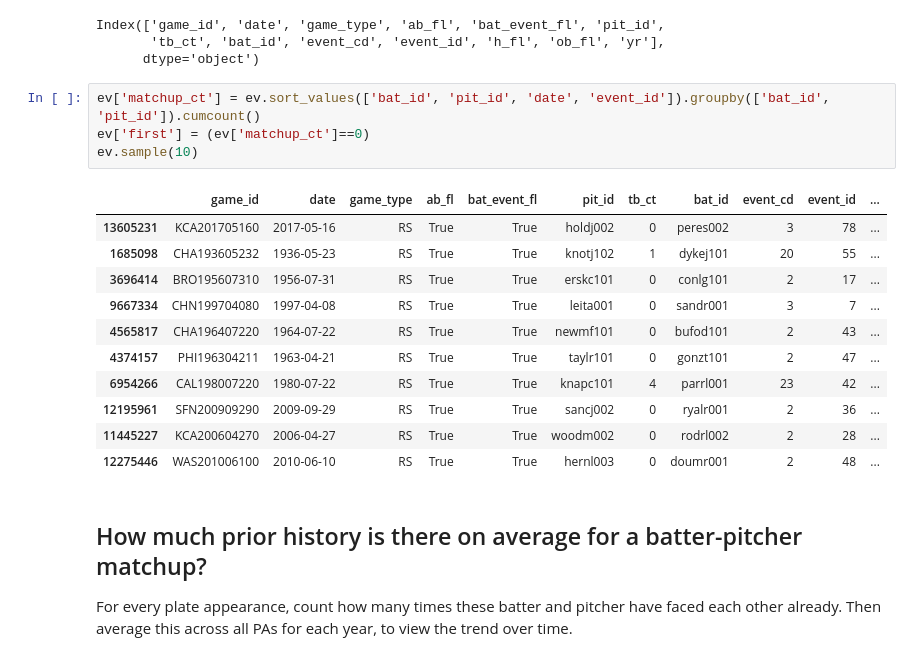
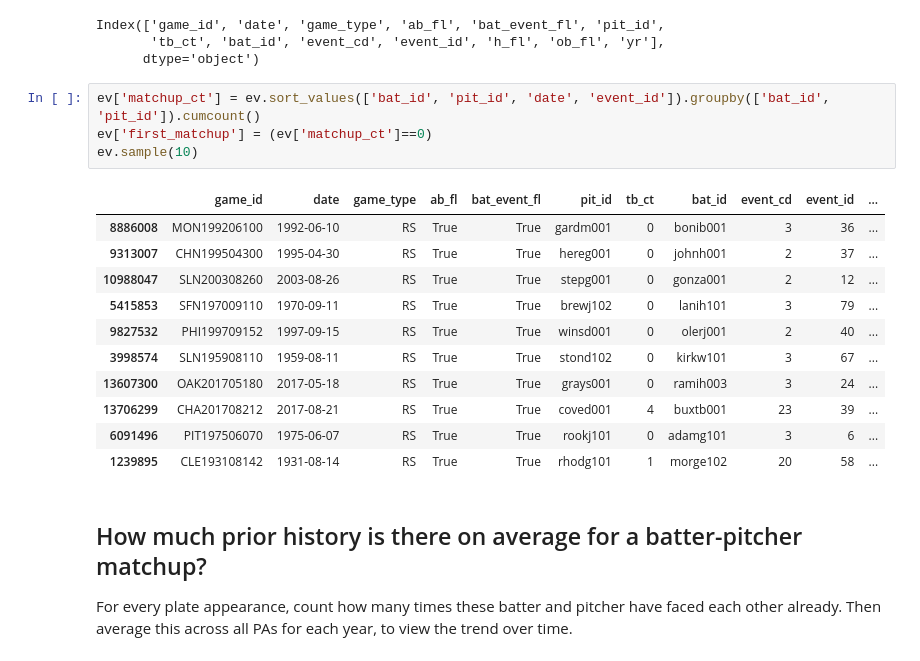
Before and after one commit to sdvinay/baseball_sql, a Jupyter notebook: pandas/batter_pitcher_familiarity_historical.ipynb, the cells around one changed output. Saved outputs shown, nothing was run; the diff lists cells and outputs as text.

```diff
--- a/pandas/batter_pitcher_familiarity_historical.ipynb
+++ b/pandas/batter_pitcher_familiarity_historical.ipynb
@@ -9,20 +9,20 @@ Index(['game_id', 'date', 'game_type', 'ab_fl', 'bat_event_fl', 'pit_id',
       dtype='object')
 # %%
 ev['matchup_ct'] = ev.sort_values(['bat_id', 'pit_id', 'date', 'event_id']).groupby(['bat_id', 'pit_id']).cumcount()
-ev['first'] = (ev['matchup_ct']==0)
+ev['first_matchup'] = (ev['matchup_ct']==0)
 ev.sample(10)
 # %% [output]
 |  | game_id | date | game_type | ab_fl | bat_event_fl | pit_id | tb_ct | bat_id | event_cd | event_id | ... |
-| 13605231 | KCA201705160 | 2017-05-16 | RS | True | True | holdj002 | 0 | peres002 | 3 | 78 | ... |
-| 1685098 | CHA193605232 | 1936-05-23 | RS | True | True | knotj102 | 1 | dykej101 | 20 | 55 | ... |
-| 3696414 | BRO195607310 | 1956-07-31 | RS | True | True | erskc101 | 0 | conlg101 | 2 | 17 | ... |
-| 9667334 | CHN199704080 | 1997-04-08 | RS | True | True | leita001 | 0 | sandr001 | 3 | 7 | ... |
-| 4565817 | CHA196407220 | 1964-07-22 | RS | True | True | newmf101 | 0 | bufod101 | 2 | 43 | ... |
-| 4374157 | PHI196304211 | 1963-04-21 | RS | True | True | taylr101 | 0 | gonzt101 | 2 | 47 | ... |
-| 6954266 | CAL198007220 | 1980-07-22 | RS | True | True | knapc101 | 4 | parrl001 | 23 | 42 | ... |
-| 12195961 | SFN200909290 | 2009-09-29 | RS | True | True | sancj002 | 0 | ryalr001 | 2 | 36 | ... |
-| 11445227 | KCA200604270 | 2006-04-27 | RS | True | True | woodm002 | 0 | rodrl002 | 2 | 28 | ... |
-| 12275446 | WAS201006100 | 2010-06-10 | RS | True | True | hernl003 | 0 | doumr001 | 2 | 48 | ... |
+| 8886008 | MON199206100 | 1992-06-10 | RS | True | True | gardm001 | 0 | bonib001 | 3 | 36 | ... |
+| 9313007 | CHN199504300 | 1995-04-30 | RS | True | True | hereg001 | 0 | johnh001 | 2 | 37 | ... |
+| 10988047 | SLN200308260 | 2003-08-26 | RS | True | True | stepg001 | 0 | gonza001 | 2 | 12 | ... |
+| 5415853 | SFN197009110 | 1970-09-11 | RS | True | True | brewj102 | 0 | lanih101 | 3 | 79 | ... |
+| 9827532 | PHI199709152 | 1997-09-15 | RS | True | True | winsd001 | 0 | olerj001 | 2 | 40 | ... |
+| 3998574 | SLN195908110 | 1959-08-11 | RS | True | True | stond102 | 0 | kirkw101 | 3 | 67 | ... |
+| 13607300 | OAK201705180 | 2017-05-18 | RS | True | True | grays001 | 0 | ramih003 | 3 | 24 | ... |
+| 13706299 | CHA201708212 | 2017-08-21 | RS | True | True | coved001 | 4 | buxtb001 | 23 | 39 | ... |
+| 6091496 | PIT197506070 | 1975-06-07 | RS | True | True | rookj101 | 0 | adamg101 | 3 | 6 | ... |
+| 1239895 | CLE193108142 | 1931-08-14 | RS | True | True | rhodg101 | 1 | morge102 | 20 | 58 | ... |
 # %% [markdown]
 ## How much prior history is there on average for a batter-pitcher matchup?
 
```
Also changed, not shown: parts of 4 cells of this notebook.
